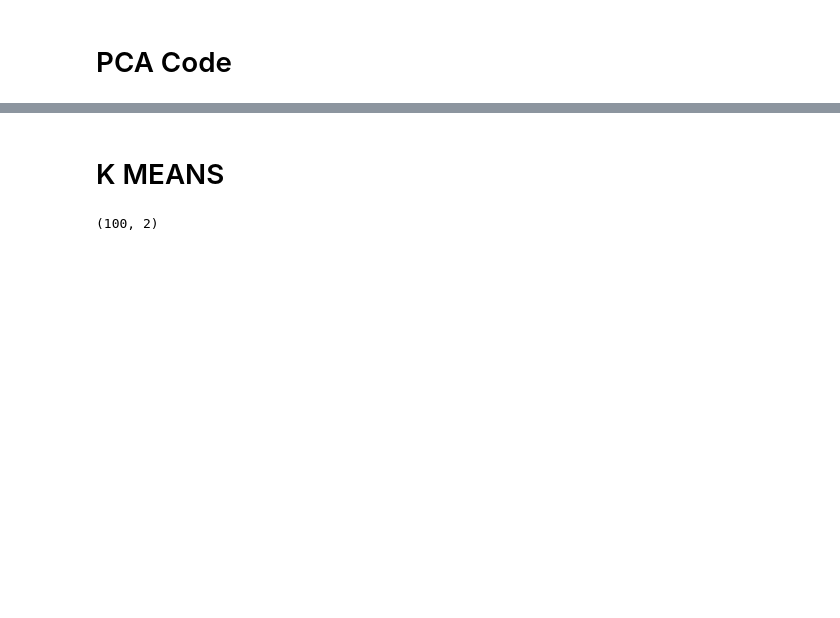
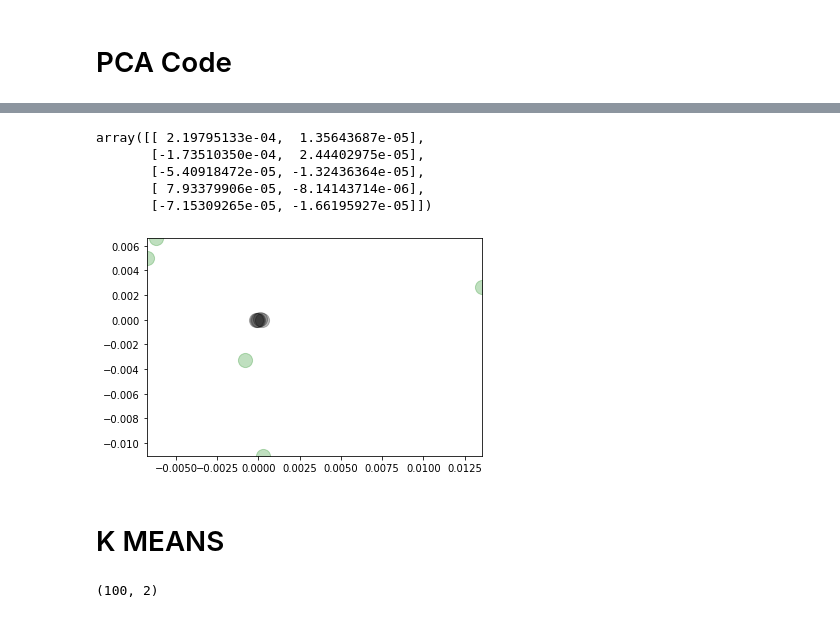
Before and after one commit to lbeitzel/DIC-A1, a Jupyter notebook: Assignment1.ipynb, the cells around one changed output, grey strips where cells are left out. Drawn from its saved outputs; the diff is of its cells as text; code cells hidden in the pictures; blank space fills up the shorter version.

```diff
--- a/Assignment1.ipynb
+++ b/Assignment1.ipynb
@@ -765,25 +810,28 @@ def PCA(X_train,N):
     """
 
     #1) Center the data (mean=0) and standardize (standard deviation = 1) (call matrix Z)
+
     #Center the data
     mean = X_train.mean(axis=0)
     center_X = X_train - mean[np.newaxis, :]
-#     display(center_X)
 
     #Standardize the data
     sd = np.std(center_X, axis=0)
     Z = center_X / sd
-#     display(Z)
+
+    print("Z\n", Z)
 
     #2) Find the covariance matrix of Z (Zt*Z)
     cov = np.cov(Z)
-#     display(cov)
+    print("Cov\n", cov)
+
 
     #3) Using eigendecomposition, decompose (Zt*Z) into PDP^-1
     #Where P = matrix of eigenvectors, D = vector of eigenvalues which corresponds to P
     e_vals, e_vects = np.linalg.eig(cov)
-#     display(e_vals)
-#     display(e_vects)
+    print("E Vals\n", e_vals)
+    display("E Vects\n", e_vects)
+
 
     #4) Sort the eigenvectors by their corresponding eigenvalues from largest to smallest (call new matrix P*)
     #May be unnecessary is eigenvalues/vectors are return in descending order
@@ -791,20 +839,21 @@ def PCA(X_train,N):
     e_vals = e_vals[idx]
     P_star = e_vects[:,idx]
 
-#     display(e_vals)
-#     display(P_star)
 
     #5) Calculate Z* = ZP* (new matrix Z* is a centered/standardized version of X's principle components)
     #Eigenvectors are the directions, Eigenvalues are the magnitudes/importance
+
+    print("P star\n", P_star)
+
     Z_star = Z @ P_star
+
 
     #6) Determine the top N features to keep
     topN = Z_star[:, :N]
-#     display(topN)
     return topN
 # %%
 #Verify acccuracy with sklearn PCA
 
-X_train = training[0:5, 0:5]
+X_train = training[0:5, 0:4]
 # display(X_train)
 N = 2
@@ -861,3 +894,40 @@ array([[-0.99164618,  0.10754743],
+# %%
+from sklearn.decomposition import PCA as scikitPCA
+
+#Center data
+mean = X_train.mean(axis=0)
+center_X = X_train - mean[np.newaxis, :]
+
+# #Standardize data
+sd = np.std(center_X, axis=0)
+Z = center_X / sd
+# display(Z)
+
+Z = X_train
+
+pca = scikitPCA(n_components=N)
+pca.fit(Z)
+
+reduced_dim = pca.transform(Z)
+
+display(reduced_dim)
+
+# display(X_train.shape)
+# display(reduced_dim.shape)
+
+# display(pca.explained_variance_ratio_)
+# display(pca.singular_values_)
+# display(pca.get_covariance())
+# display(pca.get_params())
+
+# display(np.transpose(pca.components_))
+# display(pca.components_)
+# %% [output]
+array([[ 2.19795133e-04,  1.35643687e-05],
+       [-1.73510350e-04,  2.44402975e-05],
+       [-5.40918472e-05, -1.32436364e-05],
+       [ 7.93379906e-05, -8.14143714e-06],
+       [-7.15309265e-05, -1.66195927e-05]])
 # %%
 # from sklearn.metrics import accuracy_score
 # accuracy_score(reduced_dim, topNFeatures)
@@ -864,3 +938,12 @@ array([[-0.99164618,  0.10754743],
+# %%
+plt.scatter(reduced_dim[:, 0], reduced_dim[:, 1], color='black', s=200, alpha=0.25);
+topNFeatures = topNFeatures/100
+# display(topNFeatures)
+plt.scatter(topNFeatures[:, 0], topNFeatures[:, 1], color='green', s=200, alpha=0.25);
+
+plt.axis([np.min(topNFeatures[:, 0]), np.max(topNFeatures[:, 0]), np.min(topNFeatures[:, 1]), np.max(topNFeatures[:, 1])]);
+# %% [output]
+[figure, added]
 # %% [markdown]
 # K MEANS
 # %%
```
Also changed, not shown: parts of 16 cells of this notebook.
